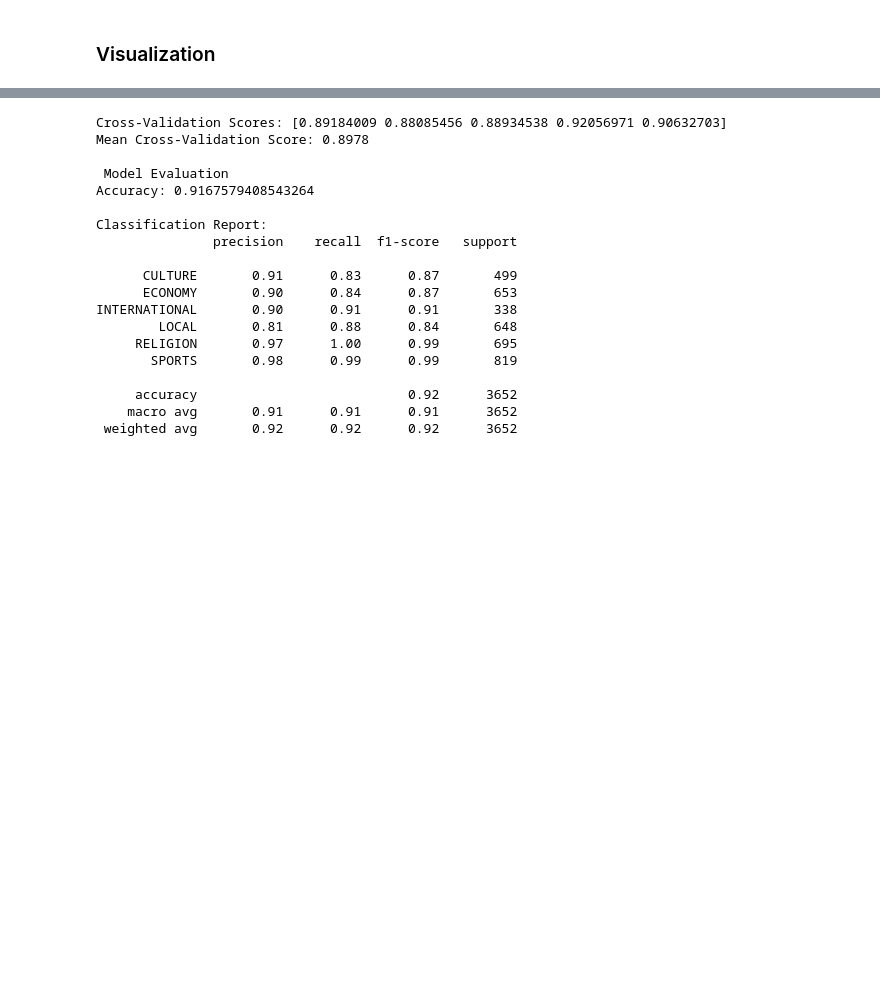
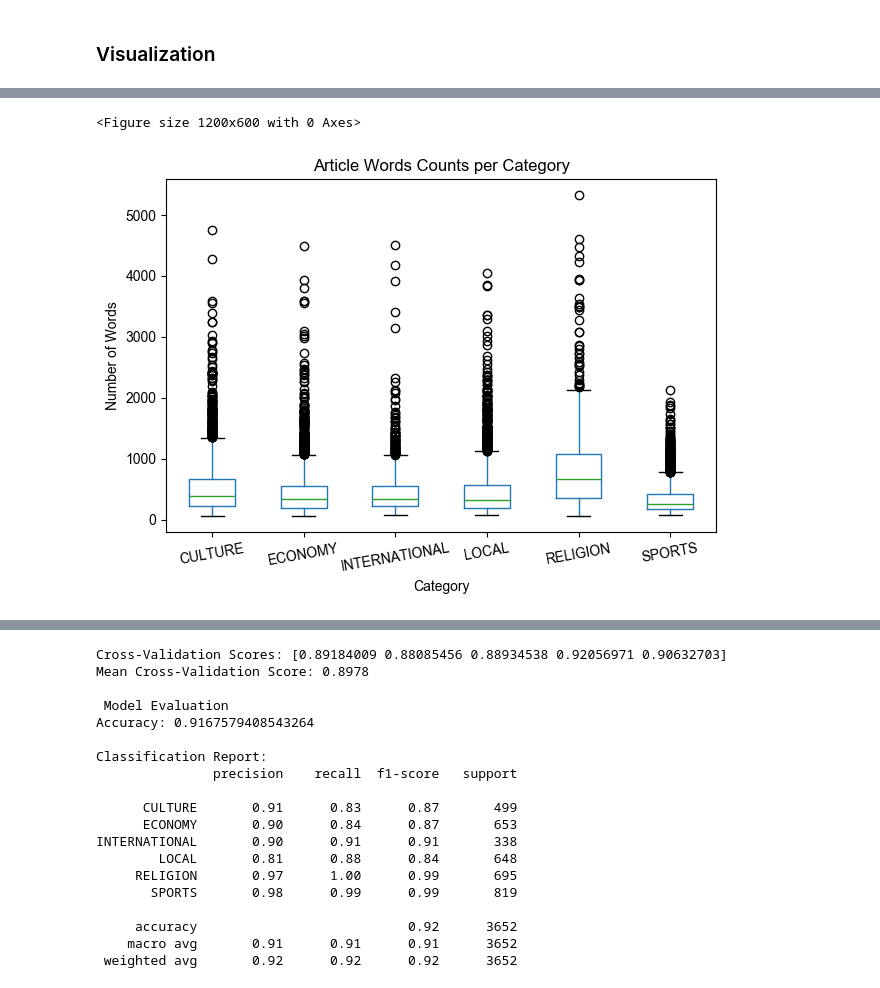
Before and after one commit to SaudAlhafith/CS365-Project, a Jupyter notebook: exploring_dataset.ipynb, the cells around one changed output, grey strips where cells are left out. Saved outputs shown, nothing was run; the diff lists cells and outputs as text; code cells hidden in the pictures; blank space fills up the shorter version.

```diff
--- a/exploring_dataset.ipynb
+++ b/exploring_dataset.ipynb
@@ -40,6 +40,7 @@ def load_kalimat_articles(category):
                     "category": category.replace("articles", "").upper(),
                     "filename": filename,
                     "text": text,
+                    "text_length": len(text),
                     "word_count": len(words)
                 })
 
@@ -116,0 +112,5 @@ len(arabic_stopwords)
+# %%
+arabic_stopwords = set(stopwords.words('arabic'))
+# stemmer = nltk.stem.ISRIStemmer() # Worsen the results
+for word in ['في', 'ان', 'ان', 'الى', 'او', 'فى']: arabic_stopwords.add(word)
+print(f"Stop words count: {len(arabic_stopwords)}")
@@ -117,19 +119,18 @@ len(arabic_stopwords)
 # %%
 def preprocess_text(text):
-
-    stemmer = nltk.stem.ISRIStemmer()
 
     text = re.sub(r'\p{P}+|\$', '', text)  # remove all punctuation (English + Arabic)
     text = re.sub(r'[0-9٠-٩]', '', text)  # remove Arabic and English digits
     text = re.sub(r'[a-zA-Z]', '', text)  # remove English letters
+    text = re.sub(r'[اآإأ]', 'ا', text)  # replace Arabic letter 'ى' with 'ي'
     text = re.sub(r'[\u064B-\u0652]', '', text)  # remove Arabic diacritics
     text = re.sub(r'\s+', ' ', text).strip()  # clean extra spaces
 
     tokens = text.split()
-    tokens = [stemmer.stem(word) for word in tokens if word not in arabic_stopwords]
+    tokens = [word for word in tokens if word not in arabic_stopwords]
 
 
     return ' '.join(tokens)
 
-preprocess_text("!مرحباً... هذا نَصٌّ تَجْرِيبِيٌ يحتوي على 123 أرقام ٤٥٦، علامات ترقيم @#$%، كلمات إنجليزية like This.")
+preprocess_text("!مرحباً... هذا نَصٌّ تَجْرِيبِيٌ يحتوي على 123 أرقام ٤٥٦، في علامات ترقيم @#$%، كلمات إنجليزية like This.")
 # %% [output]
@@ -170,0 +212,12 @@ vocab
+# %%
+plt.figure(figsize=(12,6))
+df.boxplot(column='word_count', by='category', grid=False, rot=10)
+plt.title('Article Words Counts per Category')
+plt.suptitle('')  # Remove the automatic "Boxplot grouped by" title
+plt.xlabel('Category')
+plt.ylabel('Number of Words')
+plt.tight_layout()
+plt.show()
+# %% [output]
+<Figure size 1200x600 with 0 Axes>
+[figure, added]
```
Also changed, not shown: parts of 13 cells of this notebook, 1 other file.
